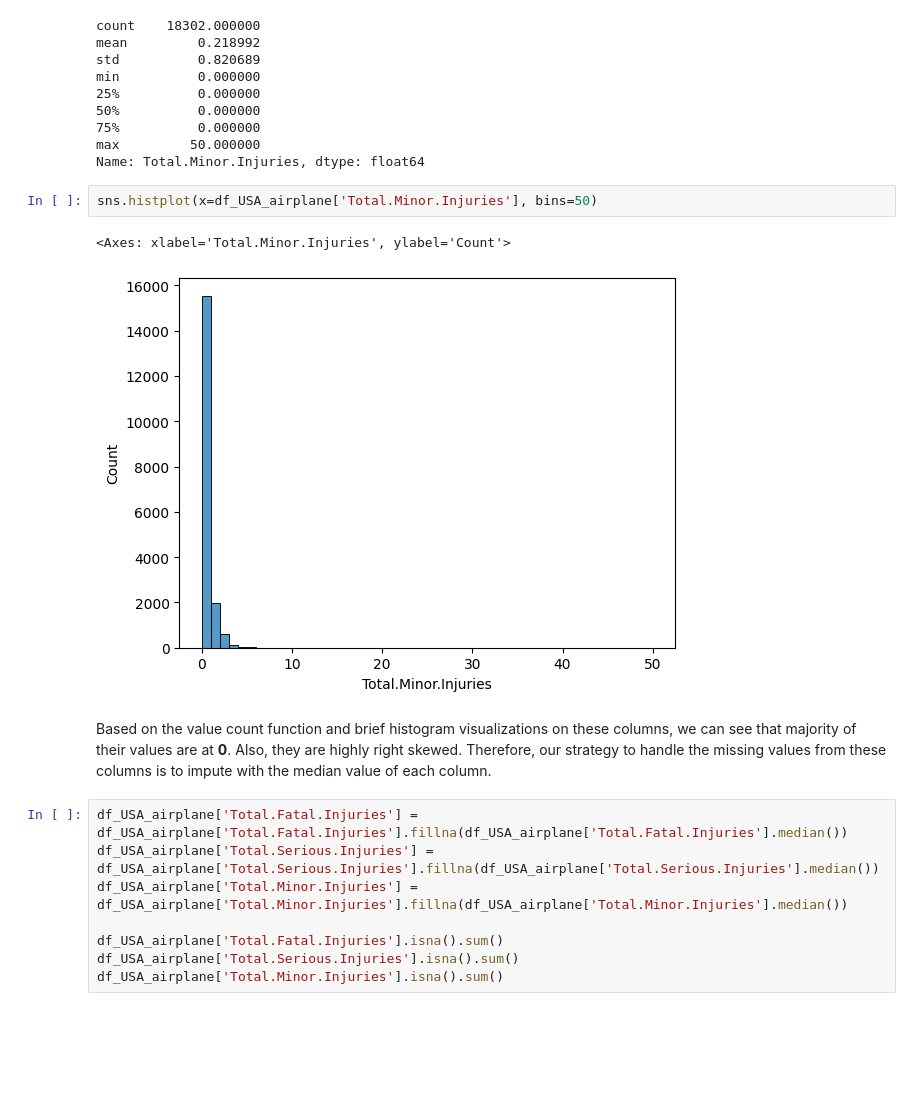
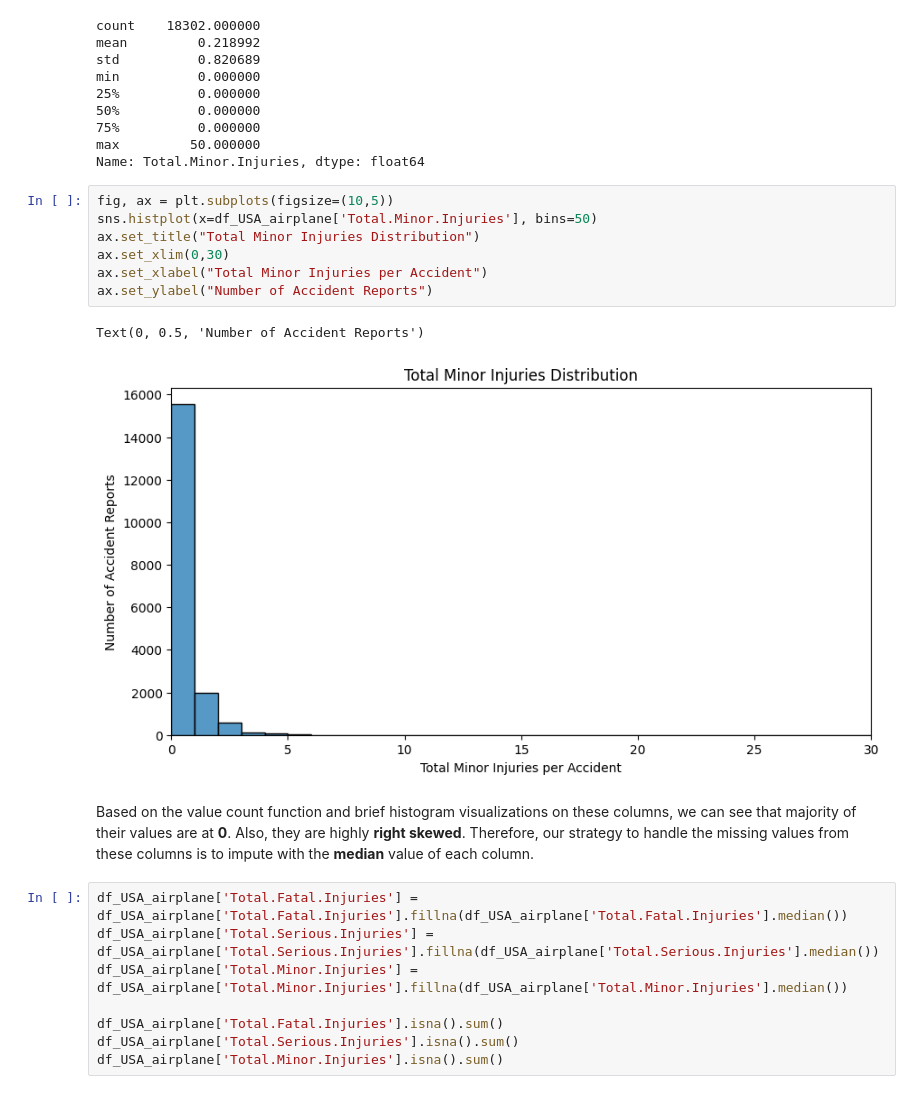
Before and after one commit to smharris312/Aviation_Risk_Project, a Jupyter notebook: Aviation_Risk_Analysis.ipynb, the cells around one changed output. Cells and saved outputs as stored; diff of their text form; blank space fills up the shorter version.

```diff
--- a/Aviation_Risk_Analysis.ipynb
+++ b/Aviation_Risk_Analysis.ipynb
@@ -277,13 +287,18 @@ min          0.000000
 75%          0.000000
 max         50.000000
 Name: Total.Minor.Injuries, dtype: float64
-# %%
-sns.histplot(x=df_USA_airplane['Total.Minor.Injuries'], bins=50)
-# %% [output]
-<Axes: xlabel='Total.Minor.Injuries', ylabel='Count'>
-[figure, removed]
+# %%
+fig, ax = plt.subplots(figsize=(10,5))
+sns.histplot(x=df_USA_airplane['Total.Minor.Injuries'], bins=50)
+ax.set_title("Total Minor Injuries Distribution")
+ax.set_xlim(0,30)
+ax.set_xlabel("Total Minor Injuries per Accident")
+ax.set_ylabel("Number of Accident Reports")
+# %% [output]
+Text(0, 0.5, 'Number of Accident Reports')
+[figure, added]
 # %% [markdown]
-Based on the value count function and brief histogram visualizations on these columns, we can see that  majority of their values are at **0**. Also, they are highly right skewed. Therefore, our strategy to handle the missing values from these columns is to impute with the median value of each column.
+Based on the value count function and brief histogram visualizations on these columns, we can see that  majority of their values are at **0**. Also, they are highly **right skewed**. Therefore, our strategy to handle the missing values from these columns is to impute with the **median** value of each column.
 # %%
 df_USA_airplane['Total.Fatal.Injuries'] = df_USA_airplane['Total.Fatal.Injuries'].fillna(df_USA_airplane['Total.Fatal.Injuries'].median())
 df_USA_airplane['Total.Serious.Injuries'] = df_USA_airplane['Total.Serious.Injuries'].fillna(df_USA_airplane['Total.Serious.Injuries'].median())
```
Also changed, not shown: parts of 3 cells of this notebook.
